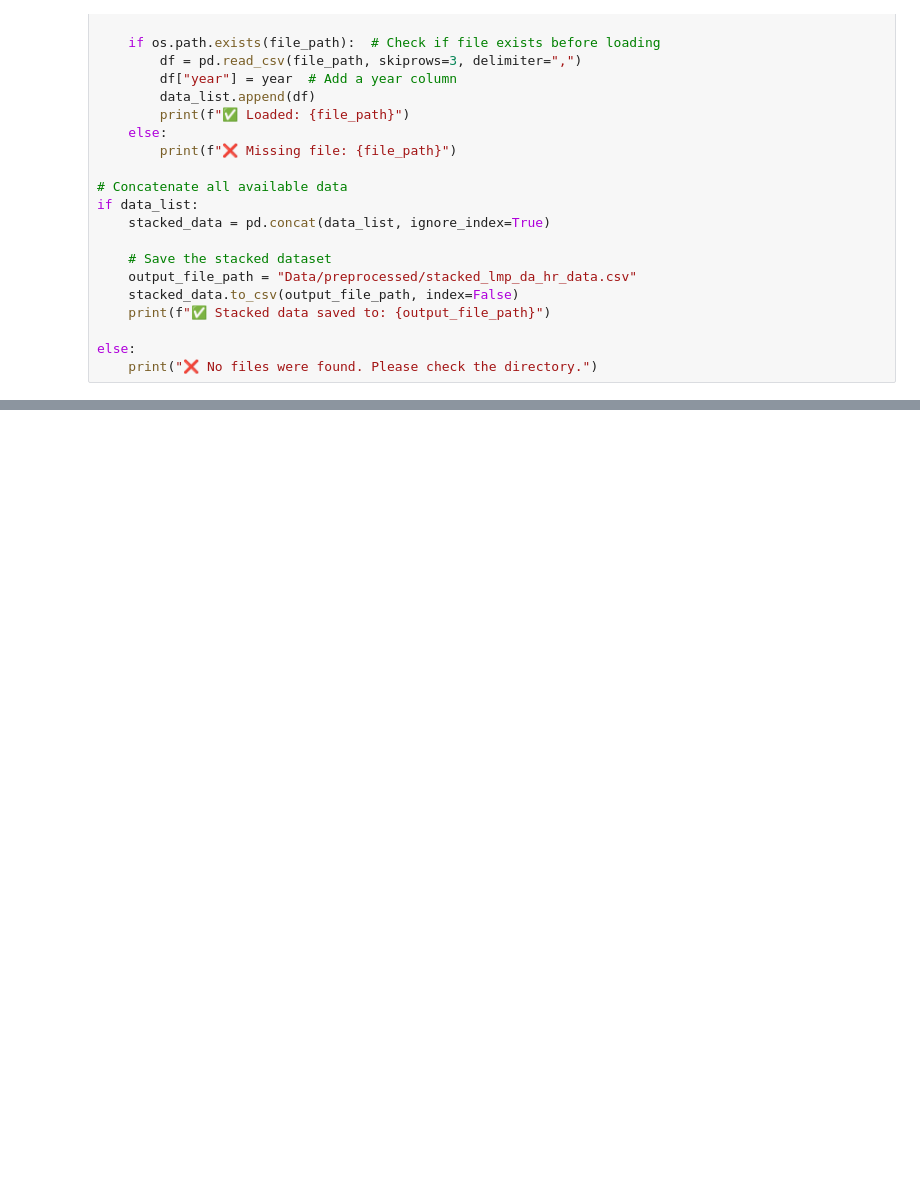
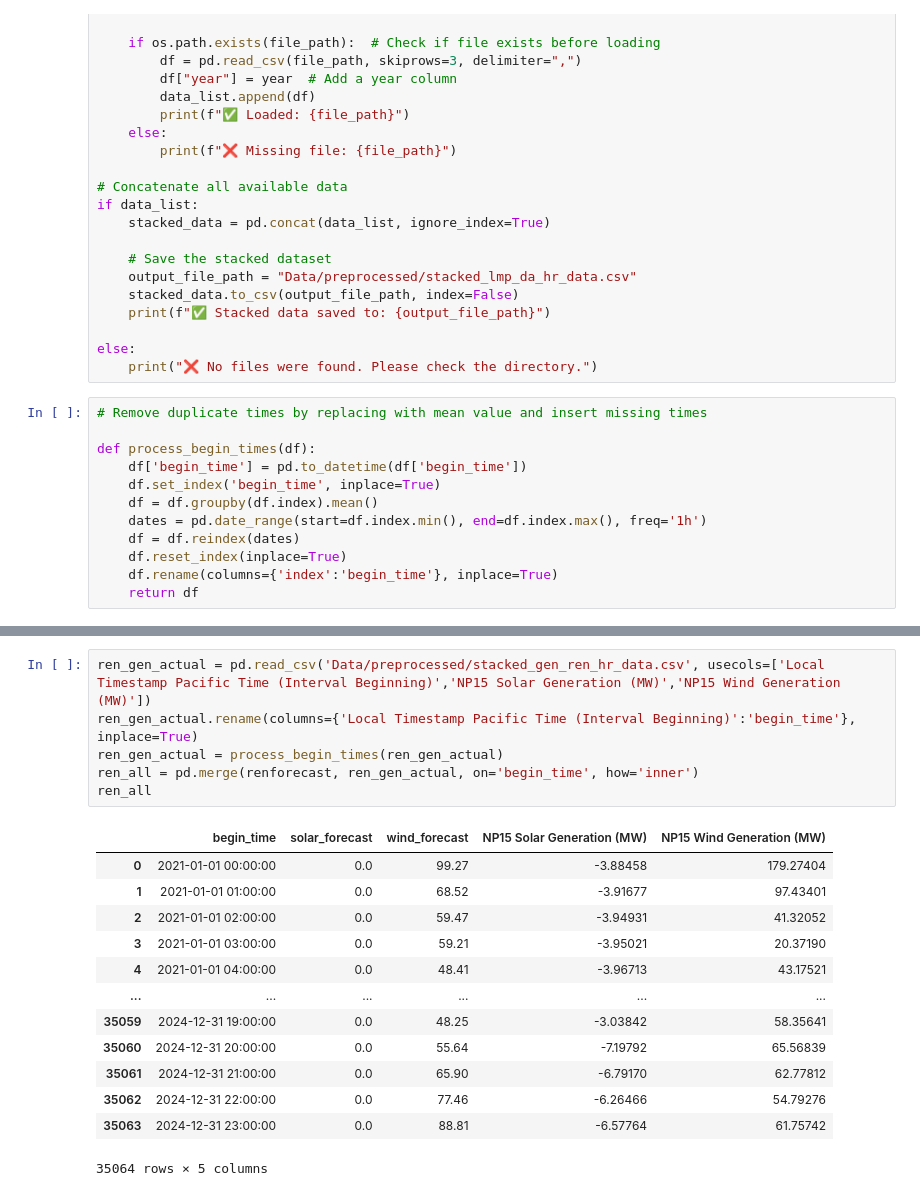
Before and after one commit to shabarishch/PowerPrices, a Jupyter notebook: data_preprocessing.ipynb, the cells around one changed output, grey strips where cells are left out. Drawn from its saved outputs; the diff is of its cells as text; blank space fills up the shorter version.

```diff
--- a/data_preprocessing.ipynb
+++ b/data_preprocessing.ipynb
@@ -34,3 +34,15 @@ if data_list:
 
 else:
     print("❌ No files were found. Please check the directory.")
+# %%
+# Remove duplicate times by replacing with mean value and insert missing times
+
+def process_begin_times(df):
+    df['begin_time'] = pd.to_datetime(df['begin_time'])
+    df.set_index('begin_time', inplace=True)
+    df = df.groupby(df.index).mean()
+    dates = pd.date_range(start=df.index.min(), end=df.index.max(), freq='1h')
+    df = df.reindex(dates)
+    df.reset_index(inplace=True)
+    df.rename(columns={'index':'begin_time'}, inplace=True)
+    return df
@@ -36,0 +113,20 @@ else:
+# %%
+ren_gen_actual = pd.read_csv('Data/preprocessed/stacked_gen_ren_hr_data.csv', usecols=['Local Timestamp Pacific Time (Interval Beginning)','NP15 Solar Generation (MW)','NP15 Wind Generation (MW)'])
+ren_gen_actual.rename(columns={'Local Timestamp Pacific Time (Interval Beginning)':'begin_time'}, inplace=True)
+ren_gen_actual = process_begin_times(ren_gen_actual)
+ren_all = pd.merge(renforecast, ren_gen_actual, on='begin_time', how='inner')
+ren_all
+# %% [output]
+|  | begin_time | solar_forecast | wind_forecast | NP15 Solar Generation (MW) | NP15 Wind Generation (MW) |
+| 0 | 2021-01-01 00:00:00 | 0.0 | 99.27 | -3.88458 | 179.27404 |
+| 1 | 2021-01-01 01:00:00 | 0.0 | 68.52 | -3.91677 | 97.43401 |
+| 2 | 2021-01-01 02:00:00 | 0.0 | 59.47 | -3.94931 | 41.32052 |
+| 3 | 2021-01-01 03:00:00 | 0.0 | 59.21 | -3.95021 | 20.37190 |
+| 4 | 2021-01-01 04:00:00 | 0.0 | 48.41 | -3.96713 | 43.17521 |
+| ... | ... | ... | ... | ... | ... |
+| 35059 | 2024-12-31 19:00:00 | 0.0 | 48.25 | -3.03842 | 58.35641 |
+| 35060 | 2024-12-31 20:00:00 | 0.0 | 55.64 | -7.19792 | 65.56839 |
+| 35061 | 2024-12-31 21:00:00 | 0.0 | 65.90 | -6.79170 | 62.77812 |
+| 35062 | 2024-12-31 22:00:00 | 0.0 | 77.46 | -6.26466 | 54.79276 |
+| 35063 | 2024-12-31 23:00:00 | 0.0 | 88.81 | -6.57764 | 61.75742 |
+35064 rows × 5 columns
```
Also changed, not shown: parts of 4 cells of this notebook, 5 other files.
